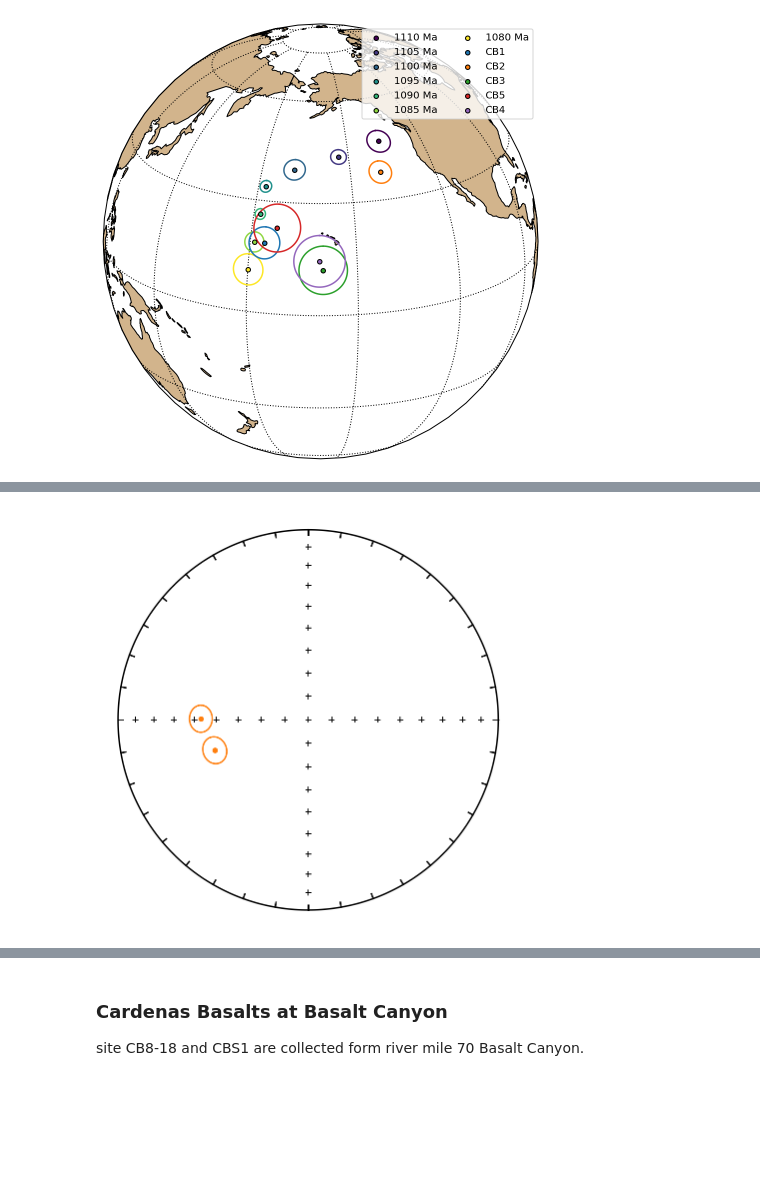
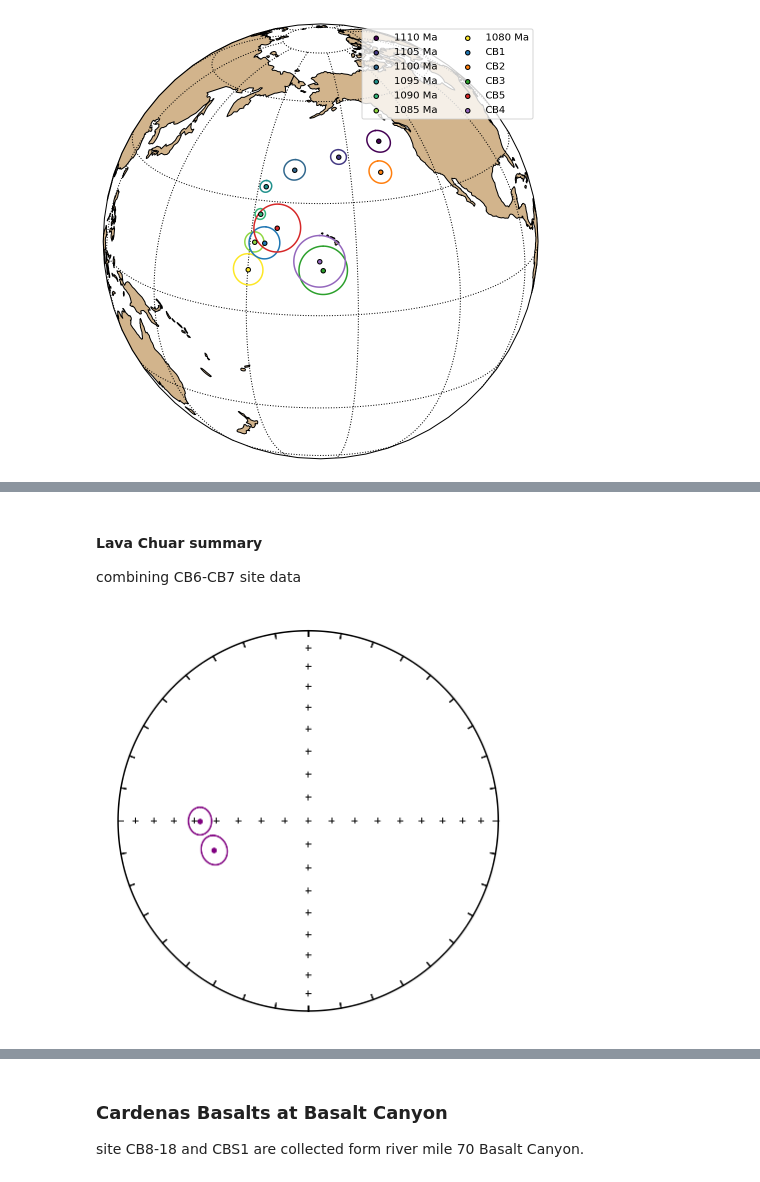
Before and after one commit to Swanson-Hysell-Group/2024_SWLLIP, a Jupyter notebook: code/Grand_Canyon_pmag.ipynb, the cells around one changed output, grey strips where cells are left out. Saved outputs shown, nothing was run; the diff lists cells and outputs as text; code cells hidden in the pictures; blank space fills up the shorter version.

```diff
--- a/code/Grand_Canyon_pmag.ipynb
+++ b/code/Grand_Canyon_pmag.ipynb
@@ -334,0 +389,3 @@ CB4_mean_dir
+# %%
+CB4_mean_dir = ipmag.fisher_mean(CB4_directions['dir_dec'].tolist(), CB4_directions['dir_inc'].tolist())
+CB4_mean_dir
@@ -335,6 +400,14 @@ CB4_mean_dir
 # %% [markdown]
 **recalculate CB4 mean pole using combined mt, mht, ht components**
 # %%
-CB4_vgps = np.array([pmag.dia_vgp(CB4_decs[i], CB4_incs[i], 0, CB4_site_data_mht_tc['lat'].tolist()[0], CB4_site_data_mht_tc['lon'].tolist()[0]) for i in range(len(CB4_decs))]).T[:2]
-CB4_dpdm = pmag.dia_vgp(CB4_mean_dir['dec'], CB4_mean_dir['inc'], CB4_mean_dir['alpha95'], CB4_site_data_mht_tc['lat'].tolist()[0], CB4_site_data_mht_tc['lon'].tolist()[0])
+CB4_vgps = np.array([pmag.dia_vgp(CB4_directions['dir_dec'].tolist()[i],
+                                  CB4_directions['dir_inc'].tolist()[i],
+                                  0,
+                                  CB4_site_data_mht_tc['lat'].tolist()[0],
+                                  CB4_site_data_mht_tc['lon'].tolist()[0]) for i in range(CB4_directions.shape[0])]).T[:2]
+CB4_dpdm = pmag.dia_vgp(CB4_mean_dir['dec'],
+                        CB4_mean_dir['inc'],
+                        CB4_mean_dir['alpha95'],
+                        CB4_site_data_mht_tc['lat'].tolist()[0],
+                        CB4_site_data_mht_tc['lon'].tolist()[0])
 CB4_mean_pole = ipmag.fisher_mean(CB4_vgps[0], CB4_vgps[1])
@@ -397,5 +448,5 @@ plt.show()
 # %%
-CB_Nankoweap_mt_tc=CB_Nankoweap_mt_tc.append({ 'site': 'CB4',
+CB_Nankoweap_tc=CB_Nankoweap_mt_tc.append({ 'site': 'CB4',
                             'location':                                                       'Grand Canyon',
                             'samples':                    ' CB4-1:CB4-2:CB4-3:CB4-4:CB4-5:CB4-6:CB4-7:CB4-8',
                             'specimens':           'CB4-1a:CB4-2a:CB4-3a:CB4-4a:CB4-5a:CB4-6a:CB4-7a:CB4-8a',
@@ -440,7 +491,7 @@ for i in range(CB_Nankoweap_mt_tc.shape[0]):
     ipmag.plot_di_mean(CB_Nankoweap_mt_tc['dir_dec'].tolist()[i],
                      CB_Nankoweap_mt_tc['dir_inc'].tolist()[i],
                      CB_Nankoweap_mt_tc['dir_alpha95'].tolist()[i],
-                     color = 'C0')
+                     color = 'purple')
 
 # plt.legend()
 plt.show()
@@ -513,15 +620,19 @@ site CB6, CB7 are collected form river mile 65 Nankoweap Trail.
+# %% [markdown]
+#### Lava Chuar summary
+
+combining CB6-CB7 site data
 # %%
 CB_Lava_Chuar_mt_tc = CB_site_data_mt_tc[CB_site_data_mt_tc['site'].isin(['CB6','CB7'])]
 # %%
 plt.figure(figsize=(6,6))
 ipmag.plot_net()
 for i in range(CB_Lava_Chuar_mt_tc.shape[0]):
     ipmag.plot_di_mean(CB_Lava_Chuar_mt_tc['dir_dec'].tolist()[i],
                      CB_Lava_Chuar_mt_tc['dir_inc'].tolist()[i],
                      CB_Lava_Chuar_mt_tc['dir_alpha95'].tolist()[i],
-                     color = 'C1')
+                     color = 'purple')
 
 # plt.legend()
 plt.show()
 # %% [output]
-[figure, old version]
+[figure, new version]
```
Also changed, not shown: parts of 54 cells of this notebook.
